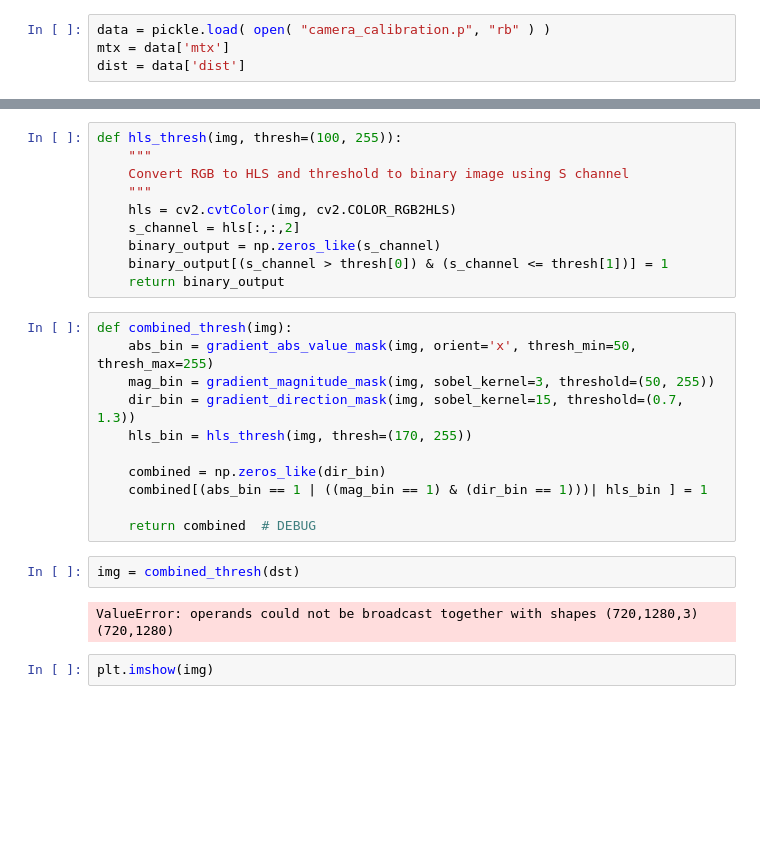
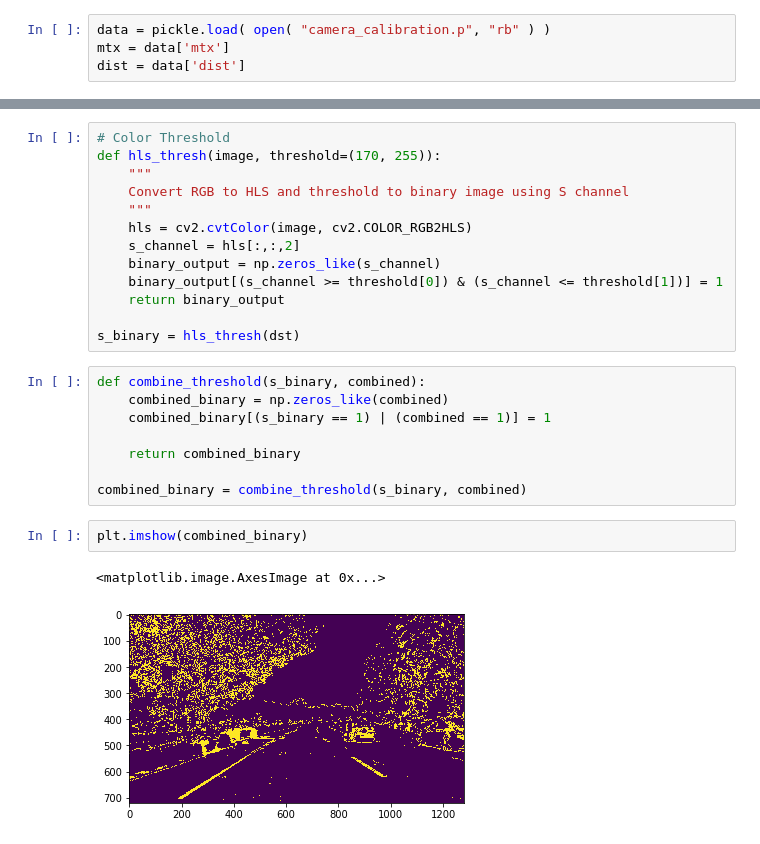
Before and after one commit to liushuai3110/Ros_Curve_Lane_Detection, a Jupyter notebook: combineThreshold.ipynb, the cells around one changed output, grey strips where cells are left out. Cells and saved outputs as stored; diff of their text form; blank space fills up the shorter version.

```diff
--- a/combineThreshold.ipynb
+++ b/combineThreshold.ipynb
@@ -107,27 +133,26 @@ def gradient_direction_mask(image, sobel_kernel=3, threshold=(0, np.pi / 2)):
 # %%
-def hls_thresh(img, thresh=(100, 255)):
+# Color Threshold
+def hls_thresh(image, threshold=(170, 255)):
     """
     Convert RGB to HLS and threshold to binary image using S channel
     """
-    hls = cv2.cvtColor(img, cv2.COLOR_RGB2HLS)
+    hls = cv2.cvtColor(image, cv2.COLOR_RGB2HLS)
     s_channel = hls[:,:,2]
     binary_output = np.zeros_like(s_channel)
-    binary_output[(s_channel > thresh[0]) & (s_channel <= thresh[1])] = 1
+    binary_output[(s_channel >= threshold[0]) & (s_channel <= threshold[1])] = 1
     return binary_output
+
+s_binary = hls_thresh(dst)
-# %%
-def combined_thresh(img):
-    abs_bin = gradient_abs_value_mask(img, orient='x', thresh_min=50, thresh_max=255)
-    mag_bin = gradient_magnitude_mask(img, sobel_kernel=3, threshold=(50, 255))
-    dir_bin = gradient_direction_mask(img, sobel_kernel=15, threshold=(0.7, 1.3))
-    hls_bin = hls_thresh(img, thresh=(170, 255))
-
-    combined = np.zeros_like(dir_bin)
-    combined[(abs_bin == 1 | ((mag_bin == 1) & (dir_bin == 1)))| hls_bin ] = 1
-
-    return combined  # DEBUG
-# %%
-img = combined_thresh(dst)
-# %% [output]
-ValueError: operands could not be broadcast together with shapes (720,1280,3) (720,1280)
+# %%
+def combine_threshold(s_binary, combined):
+    combined_binary = np.zeros_like(combined)
+    combined_binary[(s_binary == 1) | (combined == 1)] = 1
+
+    return combined_binary
+
+combined_binary = combine_threshold(s_binary, combined)
 # %%
-plt.imshow(img)
+plt.imshow(combined_binary)
+# %% [output]
+<matplotlib.image.AxesImage at 0x...>
+[figure, added]
```
Also changed, not shown: parts of 14 cells of this notebook, 10 other files.
